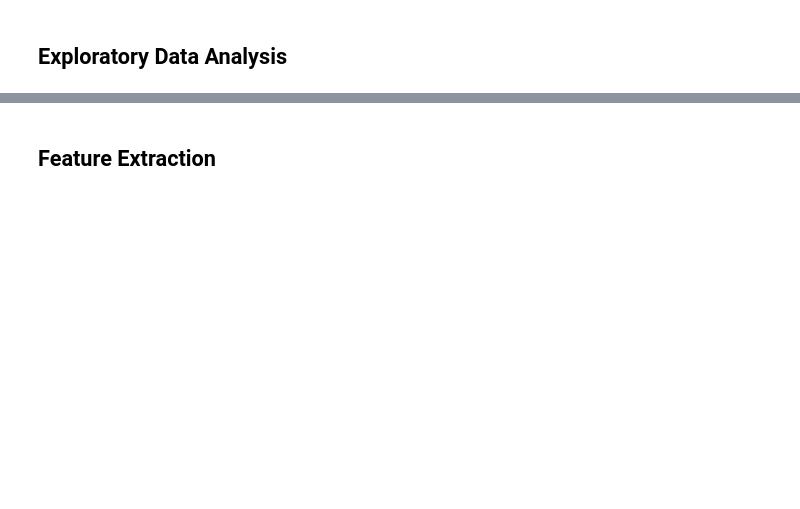
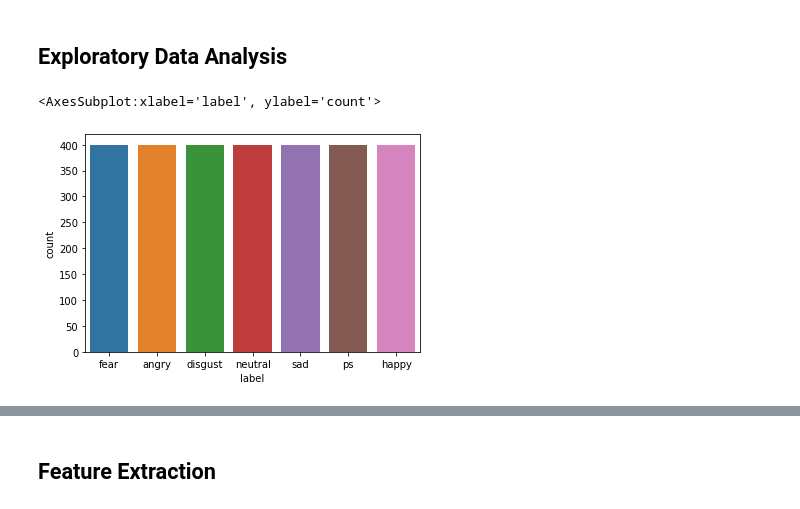
Before and after one commit to aswintechguy/Deep-Learning-Projects, a Jupyter notebook: Speech Emotion Recognition - Sound Classification/Speech Emotion Recognition - Sound Classification.ipynb, the cells around one changed output, grey strips where cells are left out. Saved outputs shown, nothing was run; the diff lists cells and outputs as text; code cells hidden in the pictures; blank space fills up the shorter version.

```diff
--- a/Speech Emotion Recognition - Sound Classification/Speech Emotion Recognition - Sound Classification.ipynb
+++ b/Speech Emotion Recognition - Sound Classification/Speech Emotion Recognition - Sound Classification.ipynb
@@ -40,4 +22,6 @@ for dirname, _, filenames in os.walk('/kaggle/input'):
         label = filename.split('_')[-1]
         label = label.split('.')[0]
         labels.append(label.lower())
+    if len(paths) == 2800:
+        break
 print('Dataset is Loaded')
@@ -56,7 +70,10 @@ df['label'].value_counts()
 # %% [markdown]
 ## Exploratory Data Analysis
 # %%
-sns.countplot(df['label'])
+sns.countplot(data=df, x='label')
+# %% [output]
+<AxesSubplot:xlabel='label', ylabel='count'>
+[figure, added]
 # %%
 def waveplot(data, sr, emotion):
     plt.figure(figsize=(10,4))
```
Also changed, not shown: parts of 25 cells of this notebook, 1 other file.
